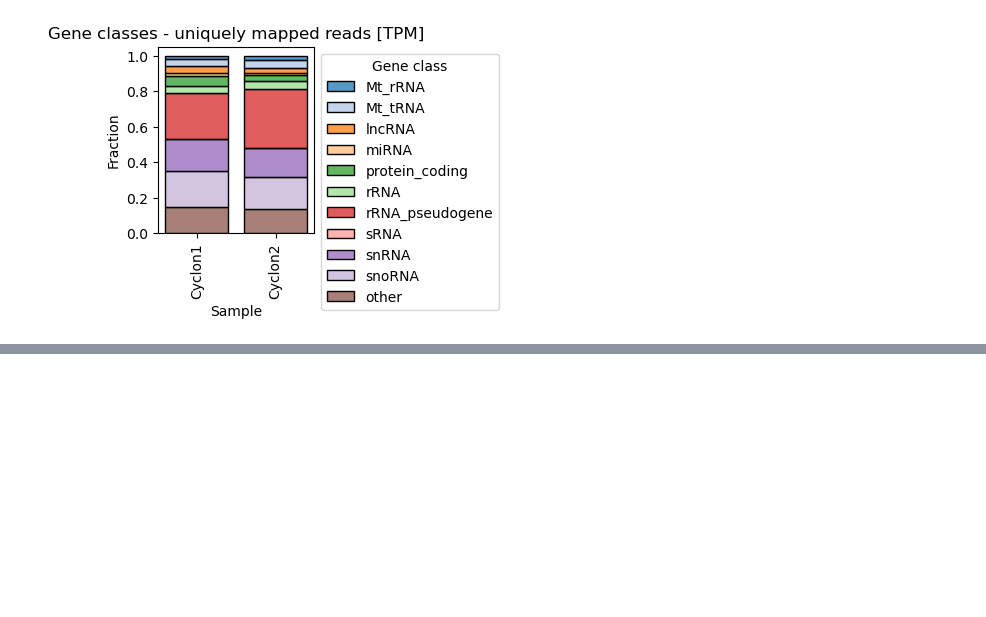
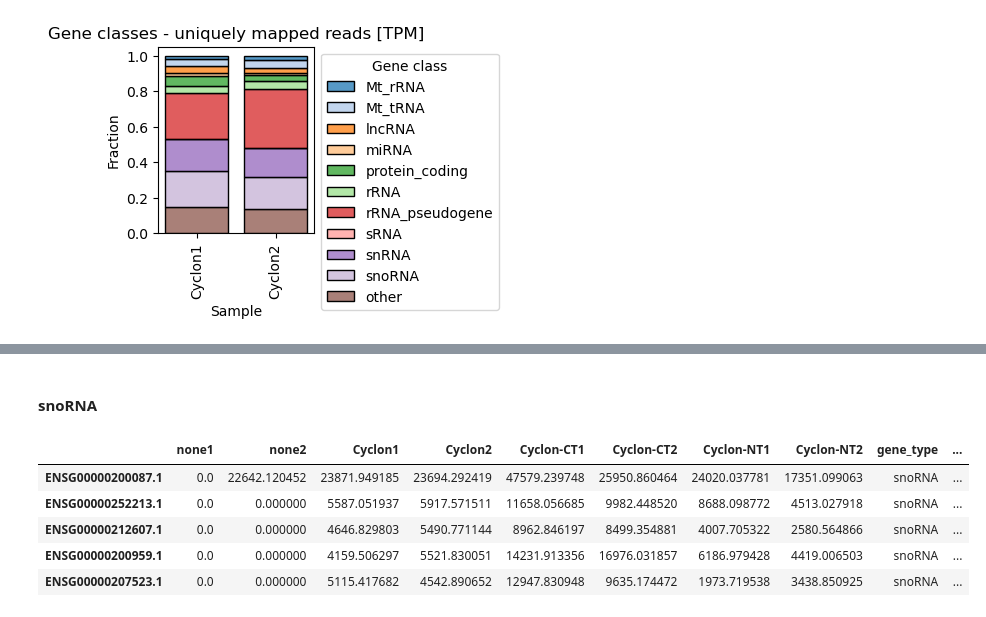
Before and after one commit to TurowskiLab/example-trxtools-Cyclon, a Jupyter notebook: analysis/00_read_classes.ipynb, the cells around one changed output, grey strips where cells are left out. Cells and saved outputs as stored; diff of their text form; code cells hidden in the pictures; blank space fills up the shorter version.

```diff
--- a/analysis/00_read_classes.ipynb
+++ b/analysis/00_read_classes.ipynb
@@ -233,0 +239,15 @@ plt.savefig('00_read_classes_unique_TPMonly_simple.png', dpi=300, bbox_inches='t
+# %% [markdown]
+#### snoRNA
+# %%
+df_top_snorna = df00_uniq_tpm[df00_uniq_tpm['gene_type'] == 'snoRNA'].copy()
+df_top_snorna['Cyclon_mean'] = df_top_snorna[['Cyclon1', 'Cyclon2']].mean(axis=1)
+df_top_snorna = df_top_snorna.sort_values('Cyclon_mean', ascending=False)
+# df_top_snorna.columns = df_top_snorna.columns[-1:].tolist() + df_top_snorna.columns[:-1].tolist()
+df_top_snorna.head(5)
+# %% [output]
+|  | none1 | none2 | Cyclon1 | Cyclon2 | Cyclon-CT1 | Cyclon-CT2 | Cyclon-NT1 | Cyclon-NT2 | gene_type | ... |
+| ENSG00000200087.1 | 0.0 | 22642.120452 | 23871.949185 | 23694.292419 | 47579.239748 | 25950.860464 | 24020.037781 | 17351.099063 | snoRNA | ... |
+| ENSG00000252213.1 | 0.0 | 0.000000 | 5587.051937 | 5917.571511 | 11658.056685 | 9982.448520 | 8688.098772 | 4513.027918 | snoRNA | ... |
+| ENSG00000212607.1 | 0.0 | 0.000000 | 4646.829803 | 5490.771144 | 8962.846197 | 8499.354881 | 4007.705322 | 2580.564866 | snoRNA | ... |
+| ENSG00000200959.1 | 0.0 | 0.000000 | 4159.506297 | 5521.830051 | 14231.913356 | 16976.031857 | 6186.979428 | 4419.006503 | snoRNA | ... |
+| ENSG00000207523.1 | 0.0 | 0.000000 | 5115.417682 | 4542.890652 | 12947.830948 | 9635.174472 | 1973.719538 | 3438.850925 | snoRNA | ... |
```
Also changed, not shown: parts of 8 cells of this notebook, 4 other files.
